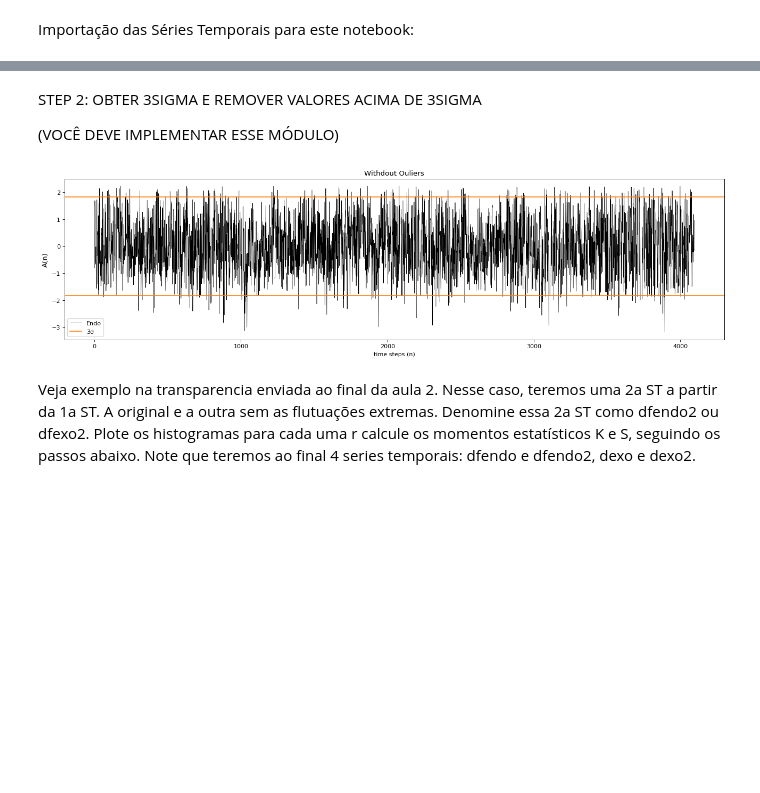
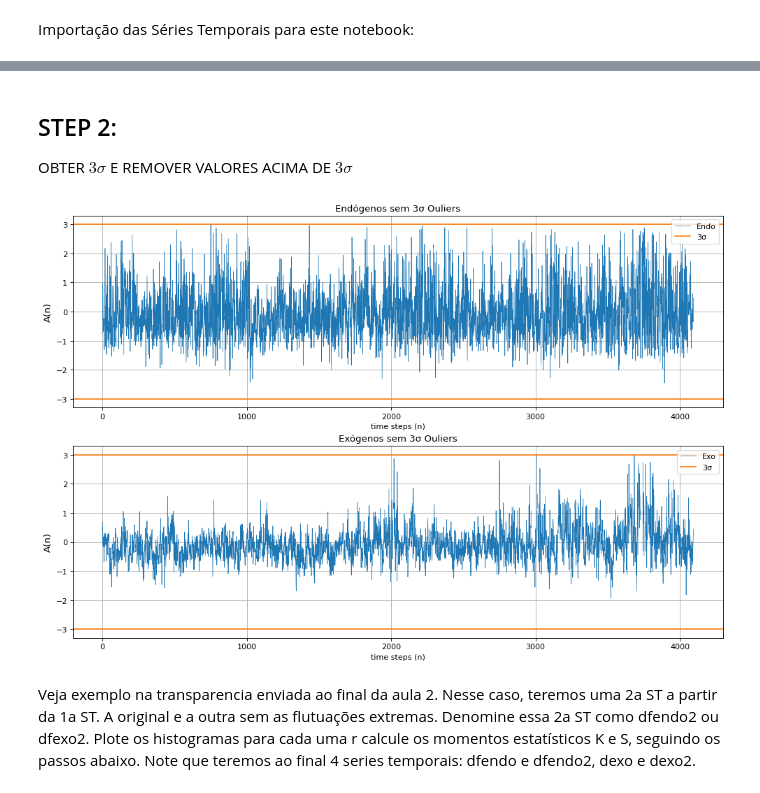
Before and after one commit to barauna-lo/Computational_Statistics, a Jupyter notebook: HandsOn_09/CAP417_HandsOn09_Barauna.ipynb, the cells around one changed output, grey strips where cells are left out. Saved outputs shown, nothing was run; the diff lists cells and outputs as text; code cells hidden in the pictures; blank space fills up the shorter version.

```diff
--- a/HandsOn_09/CAP417_HandsOn09_Barauna.ipynb
+++ b/HandsOn_09/CAP417_HandsOn09_Barauna.ipynb
@@ -87,4 +77,3 @@ plt.show()
 # %% [markdown]
-STEP 2: OBTER 3SIGMA E REMOVER VALORES ACIMA DE 3SIGMA
-
-(VOCÊ DEVE IMPLEMENTAR ESSE MÓDULO)
+## STEP 2:
+OBTER $3\sigma$ E REMOVER VALORES ACIMA DE $3\sigma$
@@ -97,17 +80,44 @@ dx1 = dfendo[(dfendo < 3*sigma)]
-# %%
-from matplotlib.pyplot import figure
-figure(figsize=(20,5),dpi=80)
-dx1=(dx1 - np.mean(dx1))/np.std(dx1)
-plt.plot(dx1, color="black", linewidth=0.6,label='Endo')
-plt.xlabel('time steps (n)')
-plt.ylabel('A(n)', fontsize='large')
-plt.axhline(y=3*sigma,color='C1',label='3σ')
-plt.axhline(y=-3*sigma,color='C1')
-plt.title('Withdout Ouliers')
-plt.legend()
-plt.show()
-# %% [output]
-[figure, removed]
+# %%
+from matplotlib.pyplot import figure
+
+### ENDO ###
+#Identificação de σ
+sigma_endo = float(np.std(dx))
+#Remoção de 3σ
+dx1 = dx[(dx <= 3*sigma_endo)]
+
+### EXO ###
+#Identificação de σ
+sigma_exo = float(np.std(dy))
+#Remoção de 3σ
+dy1 = dy[(dy <= 3*sigma_exo)]
+#https://stackoverflow.com/questions/41800424/remove-rows-in-python-less-than-a-certain-value
+
+
+figure(figsize=(15,10),dpi=80)
+plt.subplot(2,1,1)
+plt.plot(dx1, color="C0", linewidth=0.6,label='Endo')
+plt.xlabel('time steps (n)')
+plt.ylabel('A(n)', fontsize='large')
+plt.axhline(y=3*sigma_endo,color='C1',label='3σ')
+plt.axhline(y=-3*sigma_endo,color='C1')
+plt.title('Endógenos sem 3σ Ouliers')
+plt.grid()
+plt.legend()
+
+plt.subplot(2,1,2)
+plt.plot(dy1, color="C0", linewidth=0.6,label='Exo')
+plt.xlabel('time steps (n)')
+plt.ylabel('A(n)', fontsize='large')
+plt.axhline(y=3*sigma_exo,color='C1',label='3σ')
+plt.axhline(y=-3*sigma_exo,color='C1')
+plt.title('Exógenos sem 3σ Ouliers')
+plt.grid()
+plt.legend()
+
+plt.show()
+# %% [output]
+[figure, added]
 # %% [markdown]
 Veja exemplo na transparencia enviada ao final da aula 2. Nesse caso, teremos uma 2a ST a partir da 1a ST. A original e a outra sem as flutuações extremas.
 Denomine essa 2a ST como dfendo2 ou dfexo2. Plote os histogramas para cada uma r calcule os momentos estatísticos K e S, seguindo os passos abaixo.  Note que teremos ao final 4 series temporais: dfendo e dfendo2, dexo e dexo2.
```
Also changed, not shown: parts of 15 cells of this notebook.
